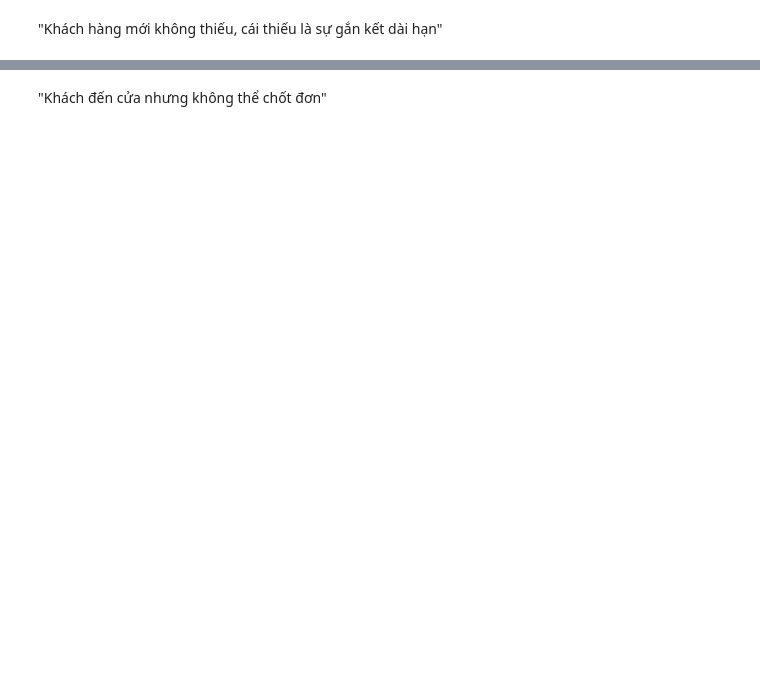
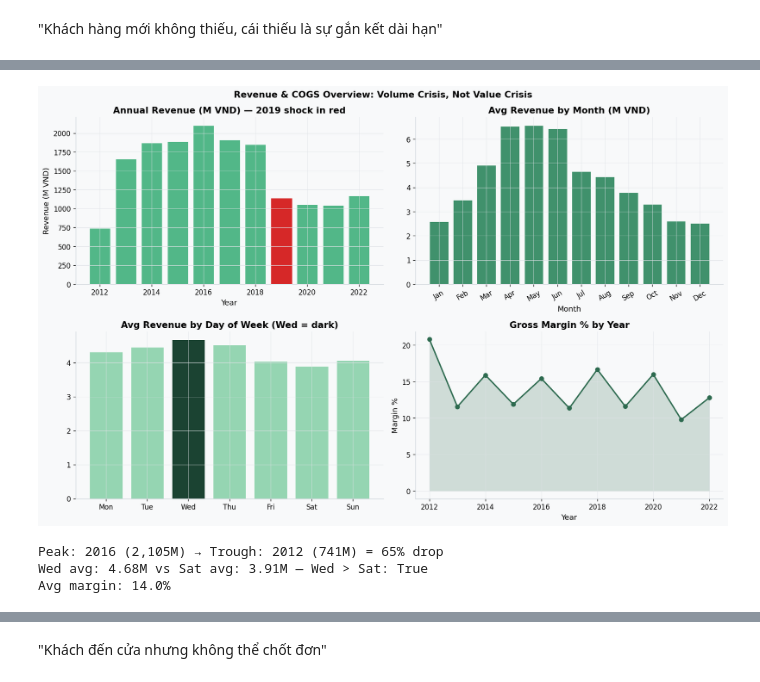
Before and after one commit to nhnammldlnlpcvrs/gridbreaker-vinuni, a Jupyter notebook: notebooks/02_exploration/02_visualization_summary.ipynb, the cells around one changed output, grey strips where cells are left out. Cells and saved outputs as stored; diff of their text form; code cells hidden in the pictures; blank space fills up the shorter version.

```diff
--- a/notebooks/02_exploration/02_visualization_summary.ipynb
+++ b/notebooks/02_exploration/02_visualization_summary.ipynb
@@ -132 +224,59 @@ Trong Part 3, dung **acquisition_channel lam feature phan tang** cho du bao - mo
+# %%
+# 1.5 Revenue & COGS — Annual trend + Month seasonality + DOW pattern
+annual = train_daily.groupby("year").agg(
+    Revenue_M=("Revenue", lambda x: x.sum() / 1e6),
+    COGS_M=("COGS", lambda x: x.sum() / 1e6),
+).assign(Margin_pct=lambda d: (d.Revenue_M - d.COGS_M) / d.Revenue_M * 100)
+monthly_avg = train_daily.groupby("month")["Revenue"].mean() / 1e6
+dow_avg = train_daily.groupby("dow")["Revenue"].mean() / 1e6
+dow_names = ["Mon", "Tue", "Wed", "Thu", "Fri", "Sat", "Sun"]
+
+fig, axes = plt.subplots(2, 2, figsize=(14, 9))
+fig.suptitle("Revenue & COGS Overview: Volume Crisis, Not Value Crisis", fontsize=13, fontweight="bold")
+
+# Panel 1: Annual Revenue bars
+bars = axes[0, 0].bar(annual.index, annual["Revenue_M"], color="#52b788", edgecolor="white")
+if 2019 in annual.index:
+    bars[list(annual.index).index(2019)].set_color("#d62828")
+axes[0, 0].set_title("Annual Revenue (M VND) — 2019 shock in red")
+axes[0, 0].set_xlabel("Year")
+axes[0, 0].set_ylabel("Revenue (M VND)")
+
+# Panel 2: Monthly seasonality
+axes[0, 1].bar(range(1, 13), monthly_avg.values, color="#40916c", edgecolor="white")
+axes[0, 1].set_title("Avg Revenue by Month (M VND)")
+axes[0, 1].set_xlabel("Month")
+axes[0, 1].set_xticks(range(1, 13))
+axes[0, 1].set_xticklabels(["Jan", "Feb", "Mar", "Apr", "May", "Jun",
+                             "Jul", "Aug", "Sep", "Oct", "Nov", "Dec"], rotation=30)
+
+# Panel 3: DOW pattern
+dow_colors = ["#95d5b2"] * 7
+dow_colors[2] = "#1b4332"  # Wed
+axes[1, 0].bar(range(7), dow_avg.values, color=dow_colors, edgecolor="white")
+axes[1, 0].set_xticks(range(7))
+axes[1, 0].set_xticklabels(dow_names)
+axes[1, 0].set_title("Avg Revenue by Day of Week (Wed = dark)")
+
+# Panel 4: Margin trend
+axes[1, 1].plot(annual.index, annual["Margin_pct"], color="#2d6a4f", marker="o", lw=2)
+axes[1, 1].fill_between(annual.index, annual["Margin_pct"], alpha=0.2, color="#2d6a4f")
+axes[1, 1].set_title("Gross Margin % by Year")
+axes[1, 1].set_xlabel("Year")
+axes[1, 1].set_ylabel("Margin %")
+
+plt.tight_layout()
+plt.show()
+
+peak_year = annual["Revenue_M"].idxmax()
+trough_year = annual["Revenue_M"].idxmin()
+drop_pct = (1 - annual.loc[trough_year, "Revenue_M"] / annual.loc[peak_year, "Revenue_M"]) * 100
+print(f"Peak: {peak_year} ({annual.loc[peak_year,'Revenue_M']:,.0f}M) → Trough: {trough_year} ({annual.loc[trough_year,'Revenue_M']:,.0f}M) = {drop_pct:.0f}% drop")
+print(f"Wed avg: {dow_avg.iloc[2]:,.2f}M vs Sat avg: {dow_avg.iloc[5]:,.2f}M — Wed > Sat: {dow_avg.iloc[2] > dow_avg.iloc[5]}")
+print(f"Avg margin: {annual['Margin_pct'].mean():.1f}%")
+# %% [output]
+[figure, added]
+Peak: 2016 (2,105M) → Trough: 2012 (741M) = 65% drop
+Wed avg: 4.68M vs Sat avg: 3.91M — Wed > Sat: True
+Avg margin: 14.0%
 # %% [markdown]
```
Also changed, not shown: parts of 63 cells of this notebook, 1 other file.
